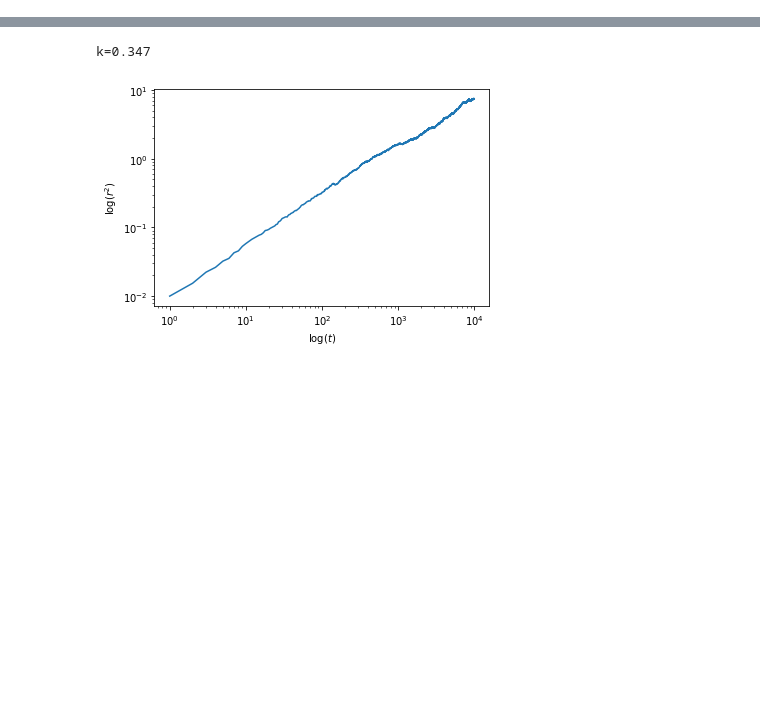
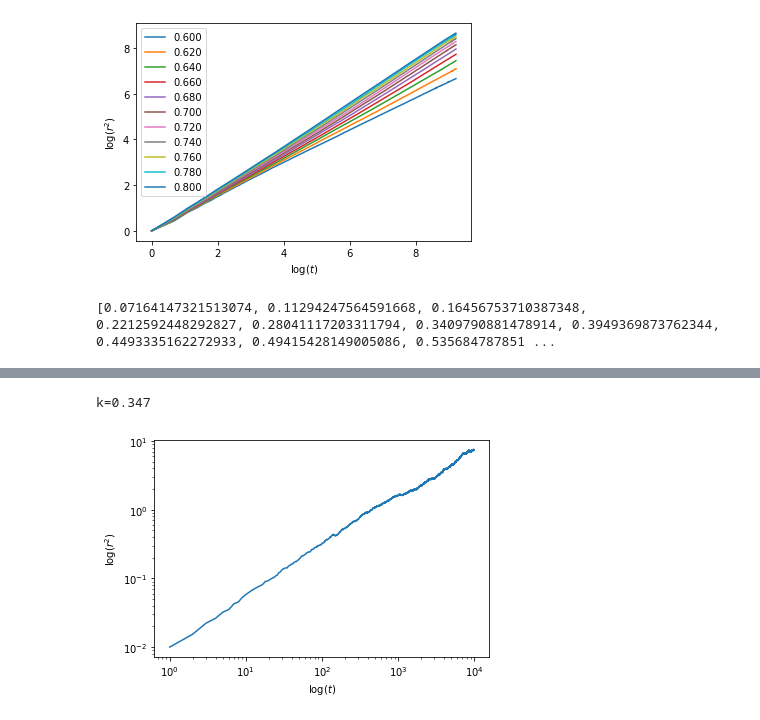
Before and after one commit to chdre/FYS4460, a Jupyter notebook: Untitled Folder 1/Untitled.ipynb, the cells around one changed output, grey strips where cells are left out. Saved outputs shown, nothing was run; the diff lists cells and outputs as text; code cells hidden in the pictures; blank space fills up the shorter version.

```diff
--- a/Untitled Folder 1/Untitled.ipynb
+++ b/Untitled Folder 1/Untitled.ipynb
@@ -97,0 +164,22 @@ def find_displacements(p, L, num_systems, num_walkers, max_steps):
+# %%
+for i, d in enumerate(disps2):
+    t = np.arange(len(d))[1:]
+    plt.plot(np.log(t), np.log(d[1:]), label=f'{p2[i]:.3f}')
+plt.legend()
+plt.xlabel('$\log(t)$')
+plt.ylabel('$\log(r^2)$')
+plt.show()
+# %% [output]
+[figure, added]
+# %%
+D = []
+for i, d in enumerate(disps2):
+    t = np.arange(len(d))
+    idx = np.argwhere(np.log(t[1:]) > 2)
+    t = t[idx][:, 0]
+    d = d[idx][:, 0]
+    slope, _ = np.polyfit(t, d, 1)
+    D.append(slope)
+print(D)
+# %% [output]
+[0.07164147321513074, 0.11294247564591668, 0.16456753710387348, 0.2212592448292827, 0.28041117203311794, 0.3409790881478914, 0.3949369873762344, 0.4493335162272933, 0.49415428149005086, 0.535684787851 ...
```
Also changed, not shown: parts of 18 cells of this notebook.
